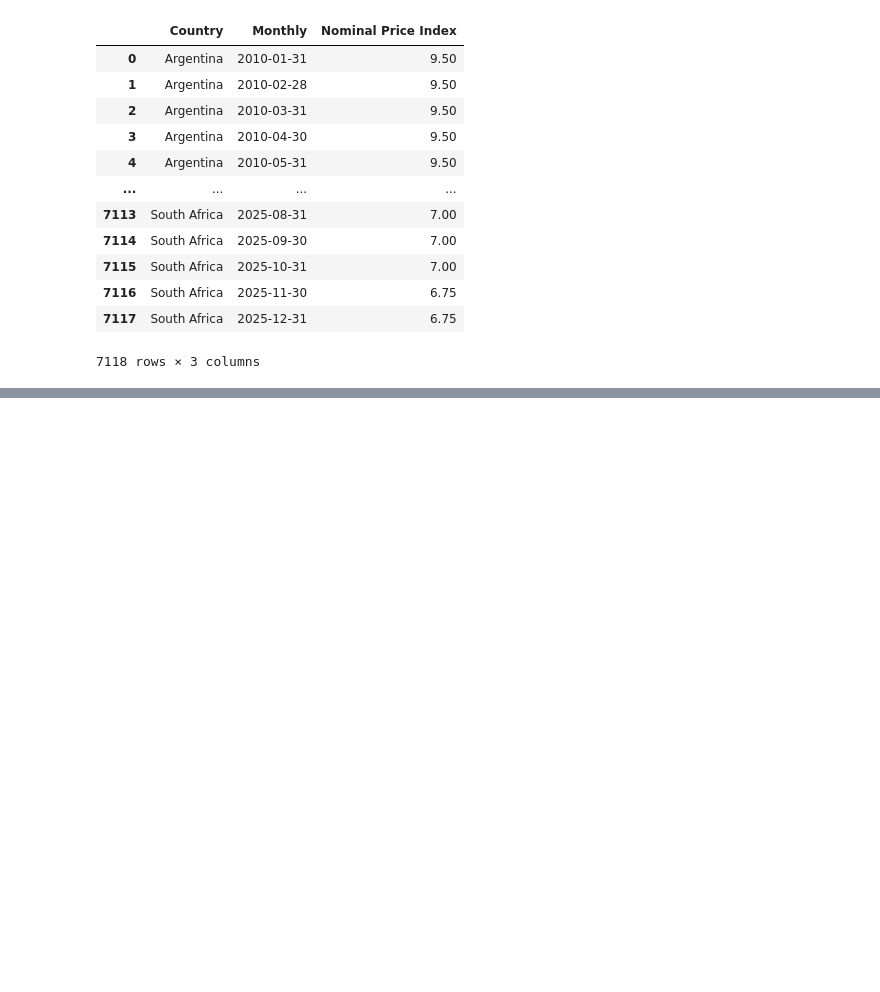
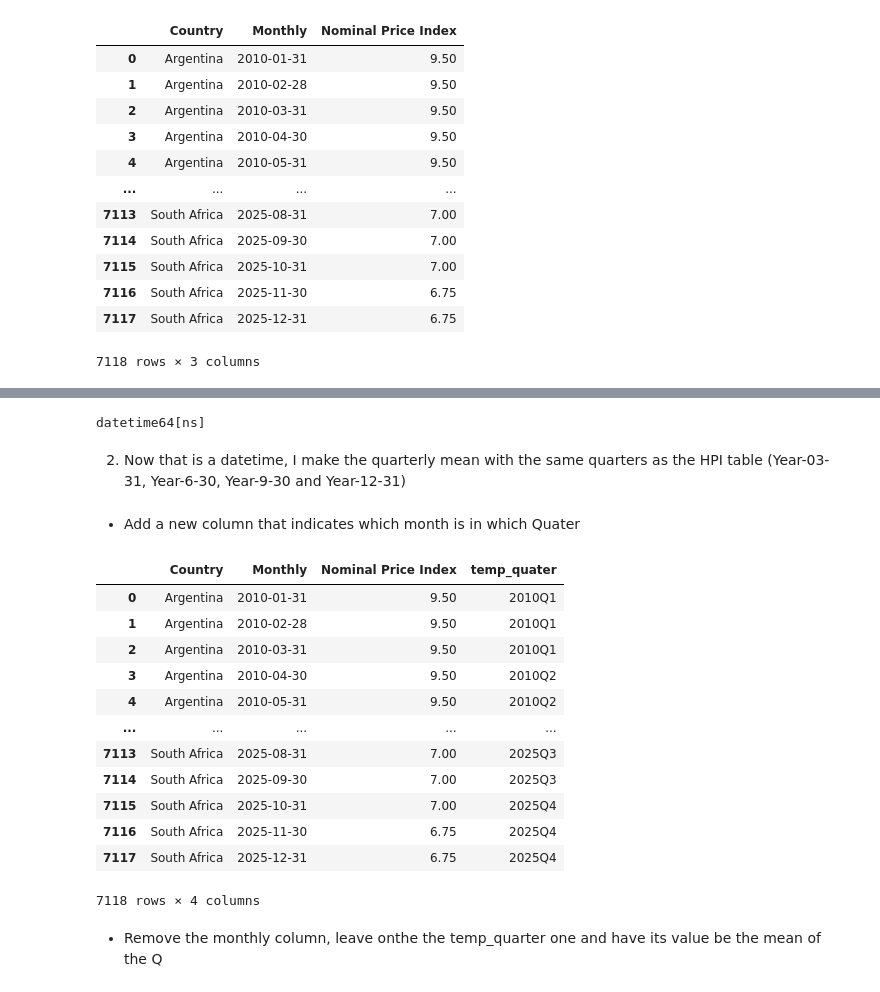
Before and after one commit to SiyanaVel19/Final_project_SU_2026, a Jupyter notebook: Project_housing_2.ipynb, the cells around one changed output, grey strips where cells are left out. Saved outputs shown, nothing was run; the diff lists cells and outputs as text; code cells hidden in the pictures; blank space fills up the shorter version.

Commit message:
Cleaned Central bank policy rate data more

```diff
--- a/Project_housing_2.ipynb
+++ b/Project_housing_2.ipynb
@@ -450,0 +455,30 @@ object
+# %%
+CBPR_clean.loc[:, 'Monthly'] = pd.to_datetime(CBPR_clean['Monthly'])
+# %%
+print(CBPR_clean['Monthly'].dtype)
+# %% [output]
+datetime64[ns]
+# %% [markdown]
+2. Now that is a datetime, I make the quarterly mean with the same quarters as the HPI table (Year-03-31, Year-6-30, Year-9-30 and Year-12-31)
+# %% [markdown]
+ - Add a new column that indicates which month is in which Quater
+# %%
+CBPR_clean.loc[:, 'temp_quater'] = CBPR_clean['Monthly'].dt.to_period('Q')
+# %%
+CBPR_clean
+# %% [output]
+|  | Country | Monthly | Nominal Price Index | temp_quater |
+| 0 | Argentina | 2010-01-31 | 9.50 | 2010Q1 |
+| 1 | Argentina | 2010-02-28 | 9.50 | 2010Q1 |
+| 2 | Argentina | 2010-03-31 | 9.50 | 2010Q1 |
+| 3 | Argentina | 2010-04-30 | 9.50 | 2010Q2 |
+| 4 | Argentina | 2010-05-31 | 9.50 | 2010Q2 |
+| ... | ... | ... | ... | ... |
+| 7113 | South Africa | 2025-08-31 | 7.00 | 2025Q3 |
+| 7114 | South Africa | 2025-09-30 | 7.00 | 2025Q3 |
+| 7115 | South Africa | 2025-10-31 | 7.00 | 2025Q4 |
+| 7116 | South Africa | 2025-11-30 | 6.75 | 2025Q4 |
+| 7117 | South Africa | 2025-12-31 | 6.75 | 2025Q4 |
+7118 rows × 4 columns
+# %% [markdown]
+- Remove the monthly column, leave onthe the temp_quarter one and have its value be the mean of the Q
```
Also changed, not shown: parts of 16 cells of this notebook.
